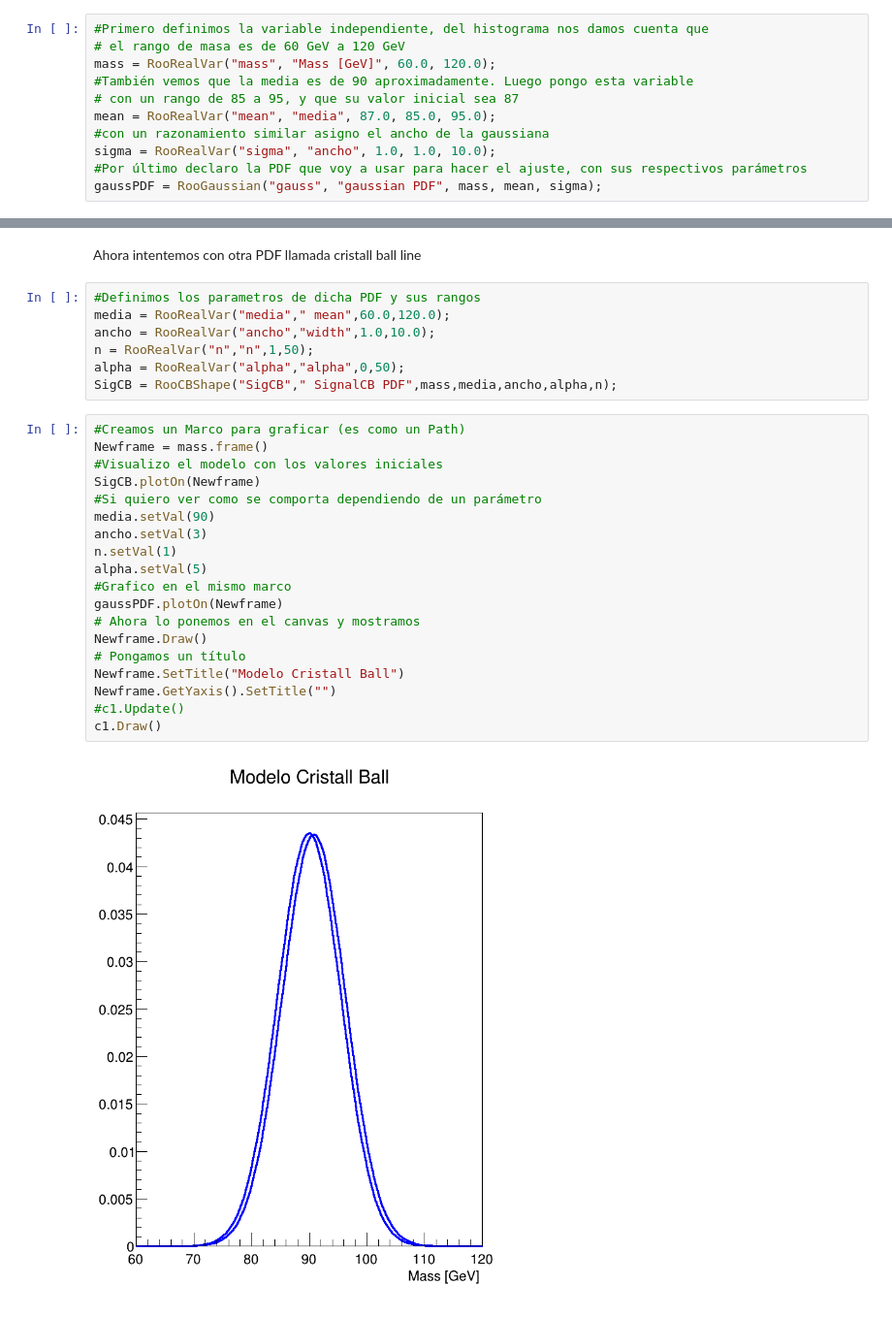
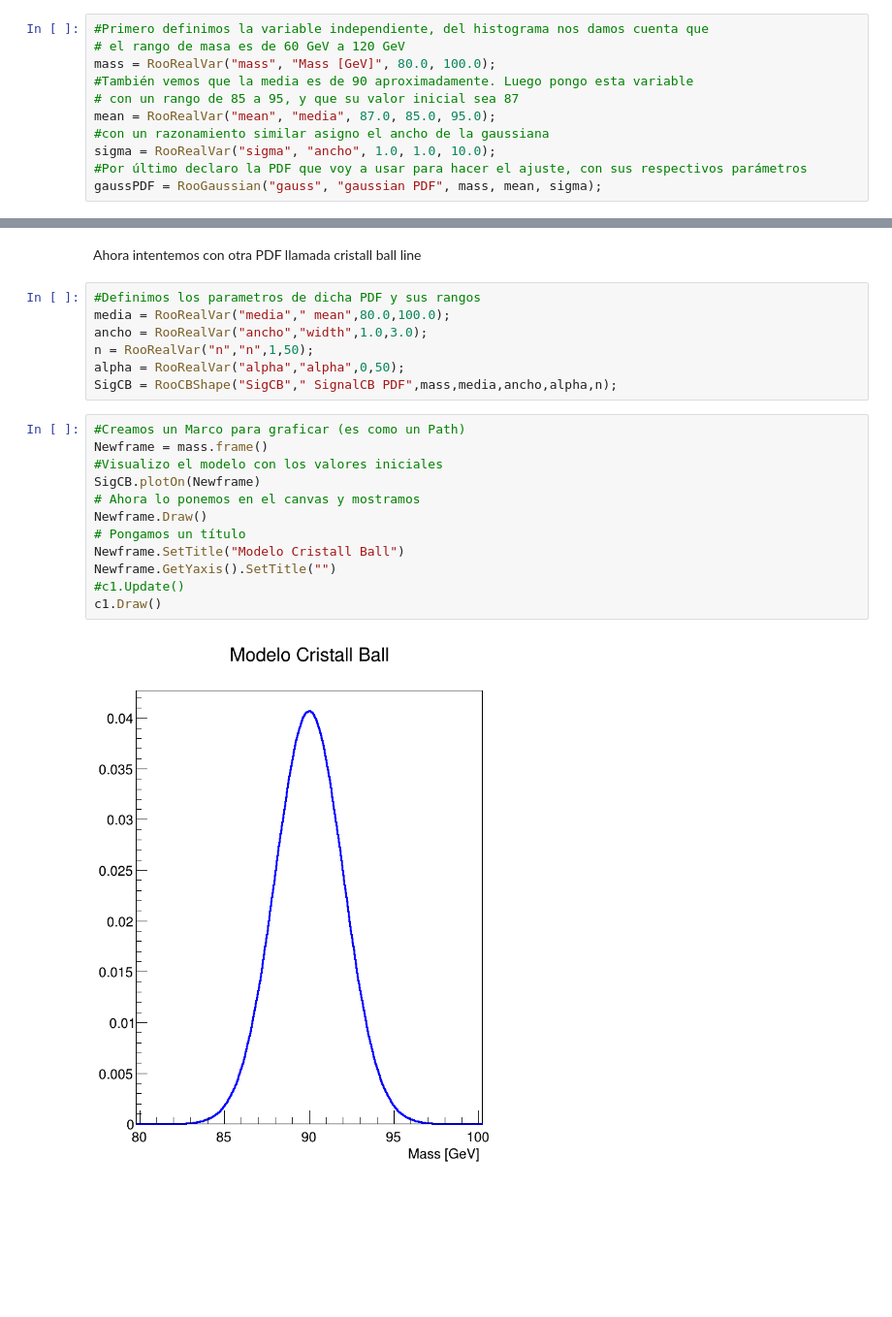
Before and after one commit to casfisica/Fisica_Computacional-1_2020-II, a Jupyter notebook: AnalisisPyROOT.ipynb, the cells around one changed output, grey strips where cells are left out. Shown at 97% size. Drawn from its saved outputs; the diff is of its cells as text; blank space fills up the shorter version.

```diff
--- a/AnalisisPyROOT.ipynb
+++ b/AnalisisPyROOT.ipynb
@@ -165,7 +172,7 @@ Intentemos primero hacer el ajuste usando una distribución Gaussiana.
 # %%
 #Primero definimos la variable independiente, del histograma nos damos cuenta que
 # el rango de masa es de 60 GeV a 120 GeV
-mass = RooRealVar("mass", "Mass [GeV]", 60.0, 120.0);
+mass = RooRealVar("mass", "Mass [GeV]", 80.0, 100.0);
 #También vemos que la media es de 90 aproximadamente. Luego pongo esta variable
 # con un rango de 85 a 95, y que su valor inicial sea 87
 mean = RooRealVar("mean", "media", 87.0, 85.0, 95.0);
@@ -243,32 +250,25 @@ c1.Draw()
 Ahora intentemos con otra PDF llamada cristall ball line
 # %%
 #Definimos los parametros de dicha PDF y sus rangos
-media = RooRealVar("media"," mean",60.0,120.0);
-ancho = RooRealVar("ancho","width",1.0,10.0);
+media = RooRealVar("media"," mean",80.0,100.0);
+ancho = RooRealVar("ancho","width",1.0,3.0);
 n = RooRealVar("n","n",1,50);
 alpha = RooRealVar("alpha","alpha",0,50);
 SigCB = RooCBShape("SigCB"," SignalCB PDF",mass,media,ancho,alpha,n);
 # %%
 #Creamos un Marco para graficar (es como un Path)
 Newframe = mass.frame()
 #Visualizo el modelo con los valores iniciales
 SigCB.plotOn(Newframe)
-#Si quiero ver como se comporta dependiendo de un parámetro
-media.setVal(90)
-ancho.setVal(3)
-n.setVal(1)
-alpha.setVal(5)
-#Grafico en el mismo marco
-gaussPDF.plotOn(Newframe)
 # Ahora lo ponemos en el canvas y mostramos
 Newframe.Draw()
 # Pongamos un título
 Newframe.SetTitle("Modelo Cristall Ball")
 Newframe.GetYaxis().SetTitle("")
 #c1.Update()
 c1.Draw()
 # %% [output]
-[figure, old version]
+[figure, new version]
 # %%
 #Ahora se usa el método fitTo de las clases PDFs contenidas en RooFit
 #para hacer el ajuste
```
Also changed, not shown: parts of 9 cells of this notebook.
